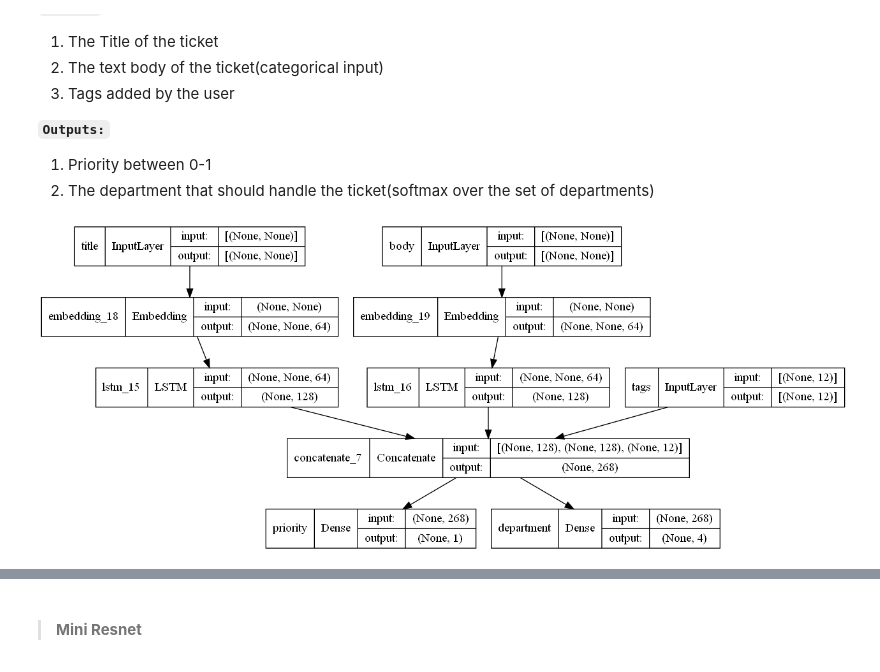
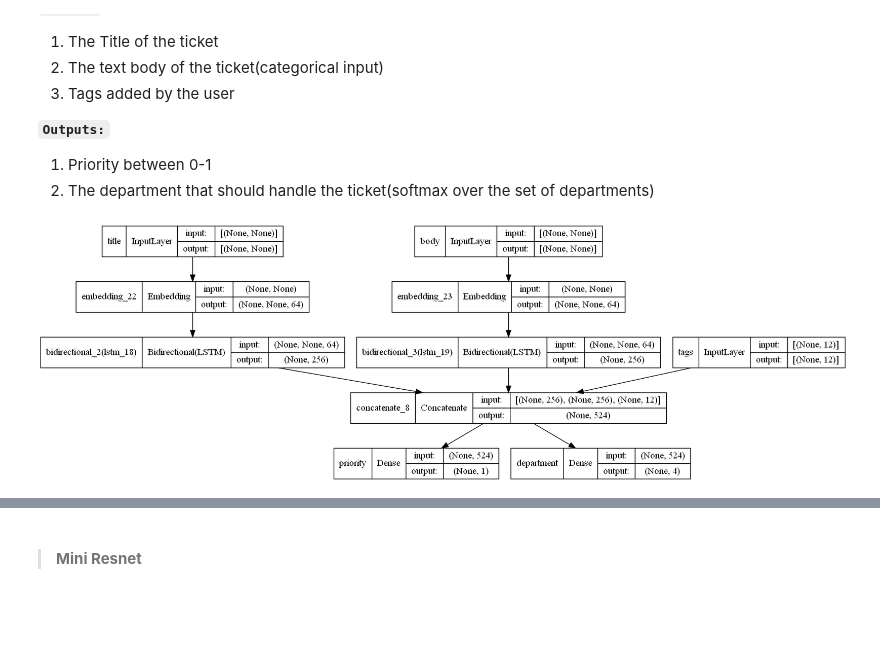
Before and after one commit to MQasim1218/Tensorflow-Guide-practice, a Jupyter notebook: K2_FunctionalModel.ipynb, the cells around one changed output, grey strips where cells are left out. Drawn from its saved outputs; the diff is of its cells as text; code cells hidden in the pictures; blank space fills up the shorter version.

```diff
--- a/K2_FunctionalModel.ipynb
+++ b/K2_FunctionalModel.ipynb
@@ -411,46 +411,52 @@ Ellipsis
 num_tags = 12 # Number of unique issue-tags.
 num_words = 10000 # Size of vocabulary when preprocessing the text.
 num_depts = 4 # Number of departments for predictions.
+# %%
+num_tags = 12  # Number of unique issue tags
+num_words = 10000  # Size of vocabulary obtained when preprocessing text data
+num_departments = 4  # Number of departments for predictions
+
+title_input = tfk.Input(
+    shape=(None,), name="title"
+)  # Variable-length sequence of ints
+
+body_input = tfk.Input(
+    shape=(None,), name="body"
+)  # Variable-length sequence of ints
+
+
+tags_input = tfk.Input(
+    shape=(num_tags,), name="tags"
+)  # Binary vectors of size `num_tags`
 # %%
-num_tags = 12  # Number of unique issue tags
-num_words = 10000  # Size of vocabulary obtained when preprocessing text data
-num_departments = 4  # Number of departments for predictions
-
-title_input = tfk.Input(
-    shape=(None,), name="title"
-)  # Variable-length sequence of ints
-body_input = tfk.Input(shape=(None,), name="body")  # Variable-length sequence of ints
-tags_input = tfk.Input(
-    shape=(num_tags,), name="tags"
-)  # Binary vectors of size `num_tags`
 
 # Embed each word in the title into a 64-dimensional vector
 title_features = lyrs.Embedding(num_words, 64)(title_input)
 # Embed each word in the text into a 64-dimensional vector
 body_features = lyrs.Embedding(num_words, 64)(body_input)
 
 # Reduce sequence of embedded words in the title into a single 128-dimensional vector
-title_features = lyrs.LSTM(128)(title_features)
+title_features = lyrs.Bidirectional(lyrs.LSTM(128))(title_features)
 # Reduce sequence of embedded words in the body into a single 32-dimensional vector
-body_features = lyrs.LSTM(128)(body_features)
+body_features = lyrs.Bidirectional(lyrs.LSTM(128))(body_features)
 
 # Merge all available features into a single large vector via concatenation
 x = lyrs.concatenate([title_features, body_features, tags_input])
 
 # Stick a logistic regression for priority prediction on top of the features
 priority_pred = lyrs.Dense(1, name="priority")(x)
 # Stick a department classifier on top of the features
 department_pred = lyrs.Dense(num_departments, name="department")(x)
 
 # Instantiate an end-to-end model predicting both priority and department
 model = tfk.Model(
     inputs=[title_input, body_input, tags_input],
     outputs=[priority_pred, department_pred],
 )
 
 tfk.utils.plot_model(model, 'Model_TicketClassifier.png', show_shapes=True)
 # %% [output]
-[figure, old version]
+[figure, new version]
 # %%
 model.compile(
     optimizer=tfk.optimizers.RMSprop(1e-3),
```
Also changed, not shown: parts of 5 cells of this notebook, 2 other files.
